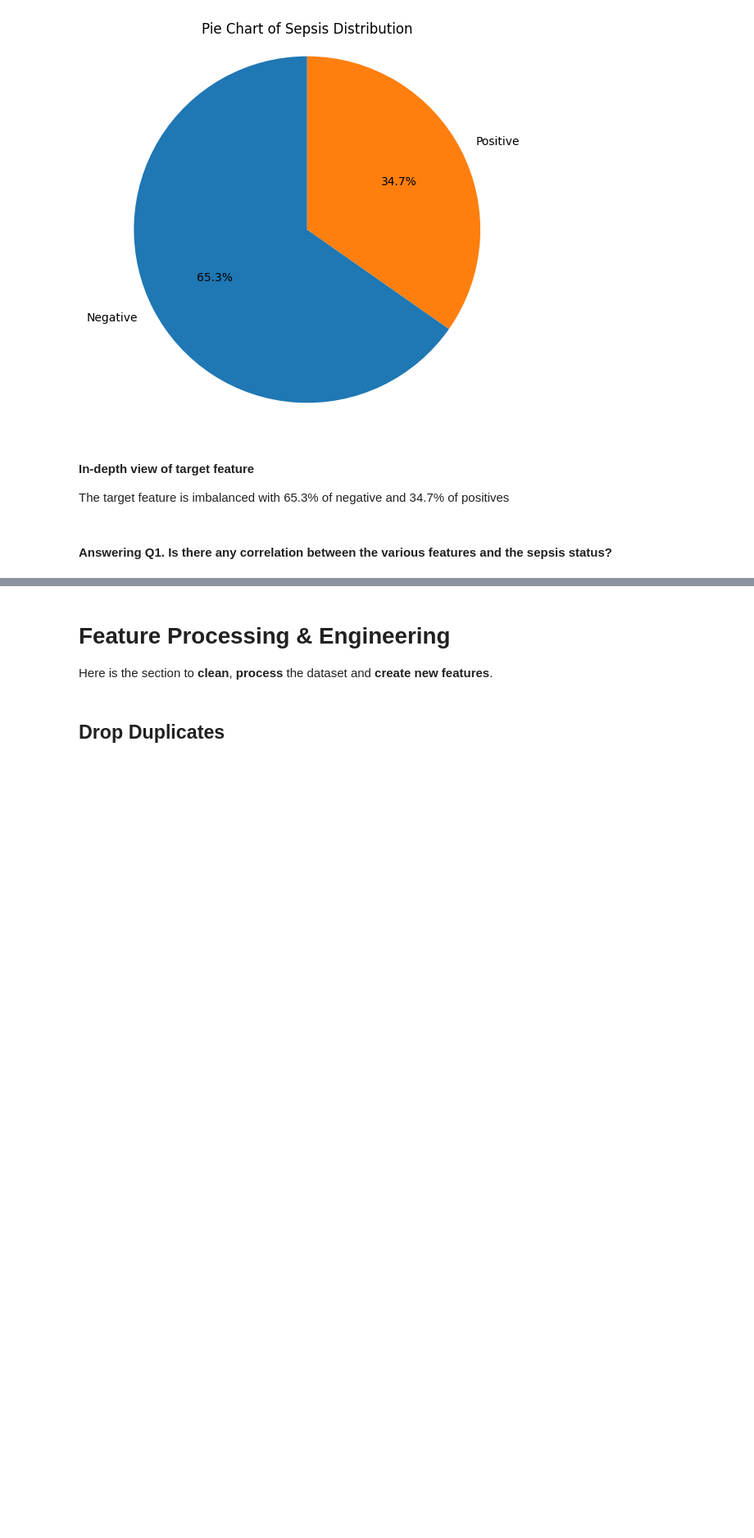
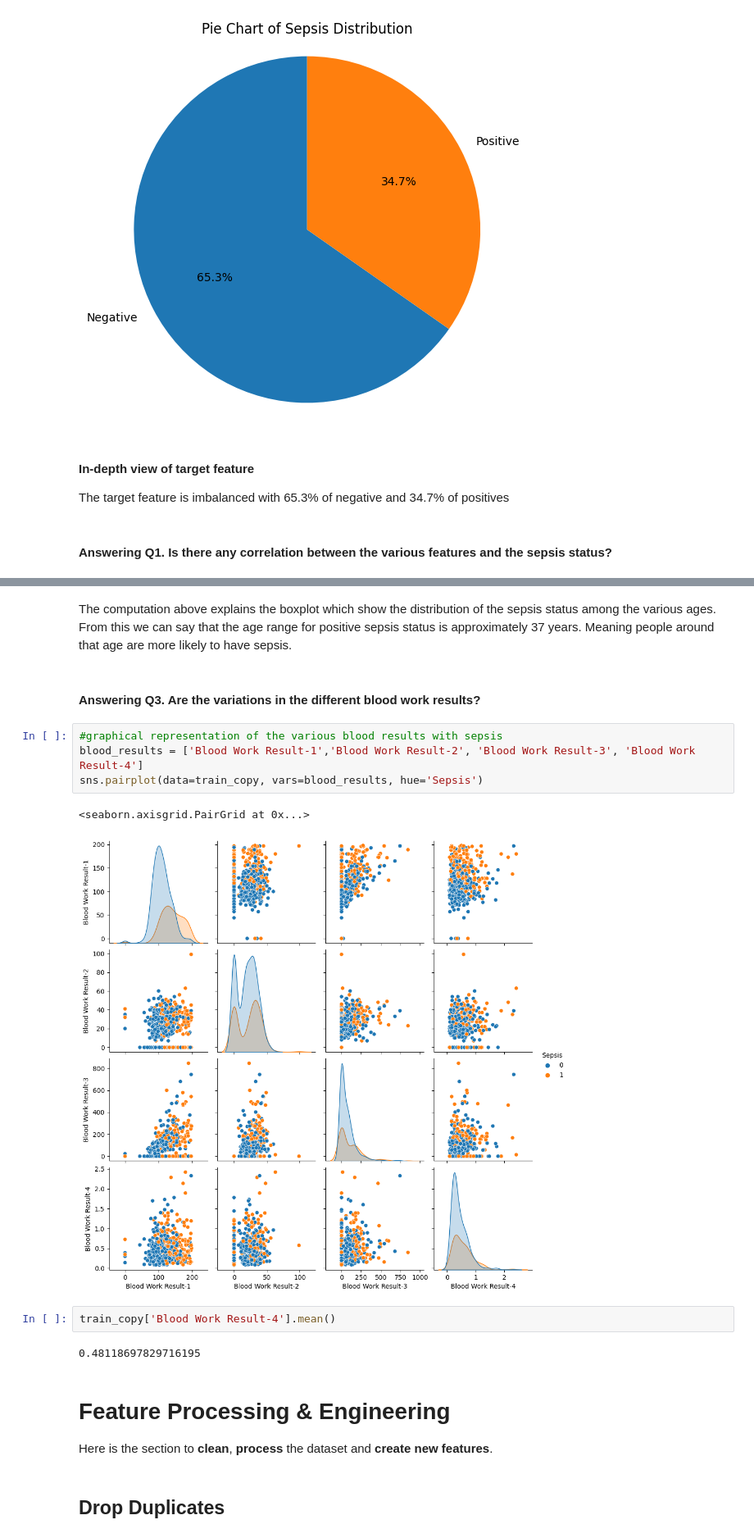
Before and after one commit to acheampongmaa/Sepsis-Prediction-Embedding-ML-into-a-Web-Application, a Jupyter notebook: dataset/Machine Learning Model.ipynb, the cells around one changed output, grey strips where cells are left out. Shown at 82% size. Drawn from its saved outputs; the diff is of its cells as text; blank space fills up the shorter version.

```diff
--- a/dataset/Machine Learning Model.ipynb
+++ b/dataset/Machine Learning Model.ipynb
@@ -343,3 +410,20 @@ plt.show()
+# %% [markdown]
+The computation above explains the boxplot which show the distribution of the sepsis status among the various ages.
+From this we can say that the age range for positive sepsis status is approximately 37 years.
+Meaning people around that age are more likely to have sepsis.
+# %% [markdown]
+#### Answering Q3.  Are the variations in the different blood work results?
+# %%
+#graphical representation of the various blood results with sepsis
+blood_results = ['Blood Work Result-1','Blood Work Result-2', 'Blood Work Result-3', 'Blood Work Result-4']
+sns.pairplot(data=train_copy, vars=blood_results, hue='Sepsis')
+# %% [output]
+<seaborn.axisgrid.PairGrid at 0x...>
+[figure, added]
+# %%
+train_copy['Blood Work Result-4'].mean()
+# %% [output]
+0.48118697829716195
 # %% [markdown]
 # Feature Processing & Engineering
 Here is the section to **clean**, **process** the dataset and **create new features**.
```
Also changed, not shown: parts of 17 cells of this notebook.
